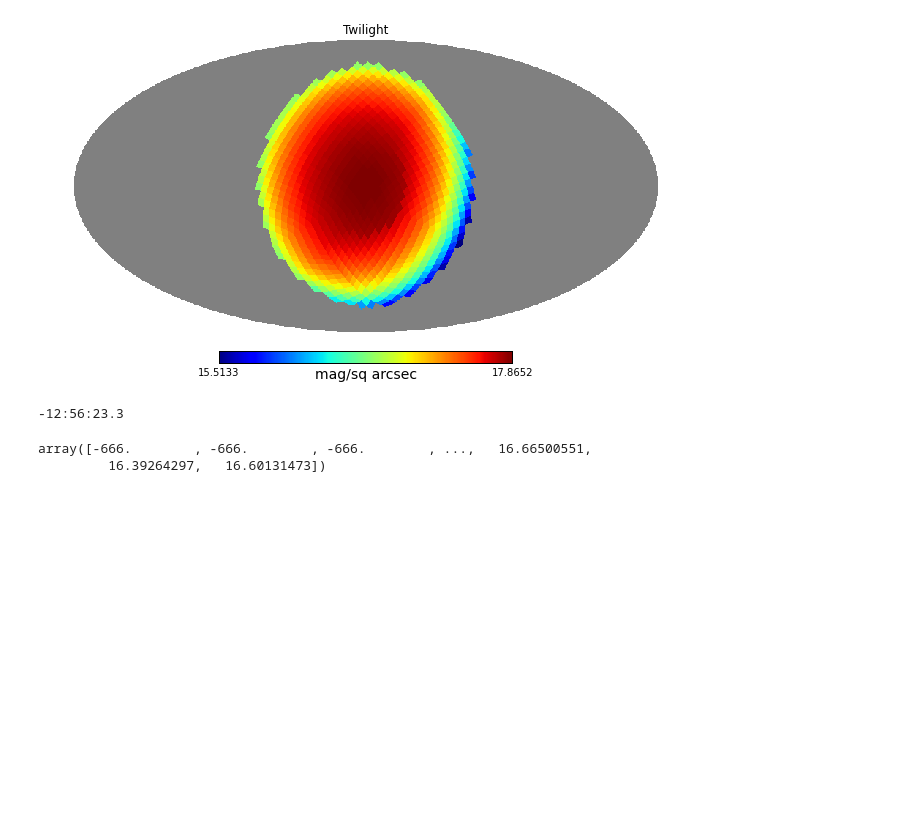
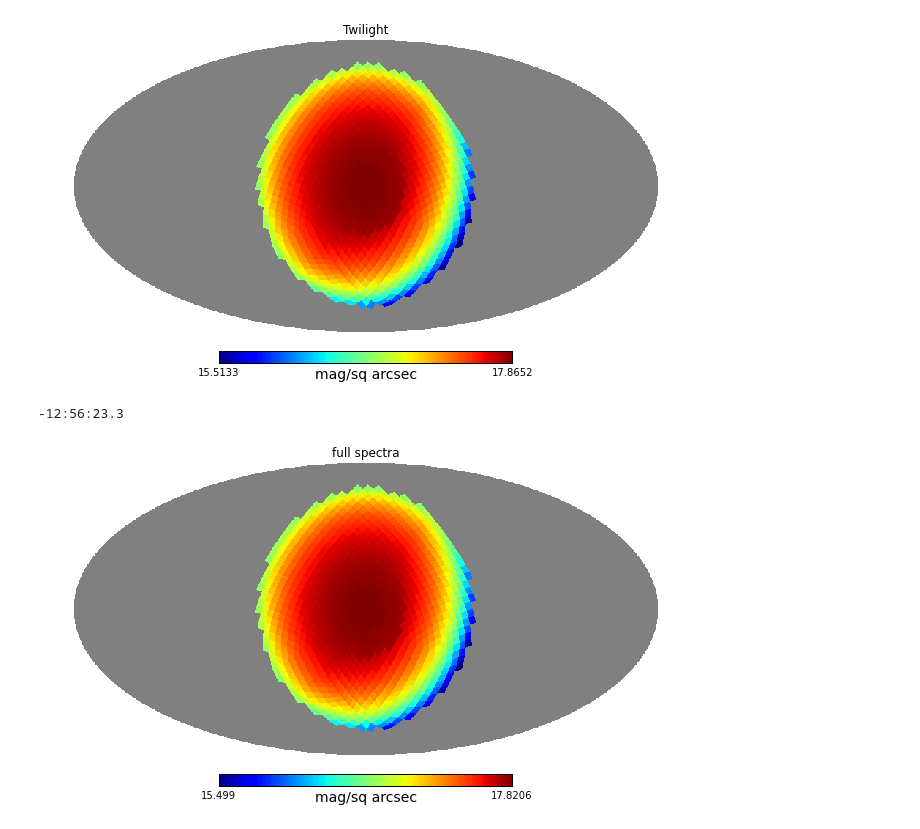
Before and after one commit to lsst-sims/legacy_sims_skybrightness, a Jupyter notebook: doc/SkybrightnessDoc.ipynb, the cells around one changed output. Saved outputs shown, nothing was run; the diff lists cells and outputs as text; code cells hidden in the pictures; blank space fills up the shorter version.

```diff
--- a/doc/SkybrightnessDoc.ipynb
+++ b/doc/SkybrightnessDoc.ipynb
@@ -326,9 +326,13 @@ hp.mollview(mags, unit='mag/sq arcsec', title=component,rot=(lmst*15, np.degrees
 print sm.sunAlt
 # %% [output]
 -12:56:23.3
-# %%
-mags = sm.computeMags(bandpass=filters['r'])
-mags
-# %% [output]
-array([-666.        , -666.        , -666.        , ...,   16.66500551,
-         16.39264297,   16.60131473])
+# %%
+# Compare specta interpolation vs magnitude interpolation
+sm = sb.SkyModel()
+sm.setRaDecMjd(ra,dec,49353.177645-.14)
+sm.computeSpec()
+mags = sm.computeMags(bandpass=filters['r'])
+mags[np.where(mags < 0)] = hp.UNSEEN
+hp.mollview(mags, unit='mag/sq arcsec', title='full spectra',rot=(lmst*15, np.degrees(sm.Observatory.lat)))
+# %% [output]
+[figure, added]
```
Also changed, not shown: parts of 2 cells of this notebook, 2 other files.
